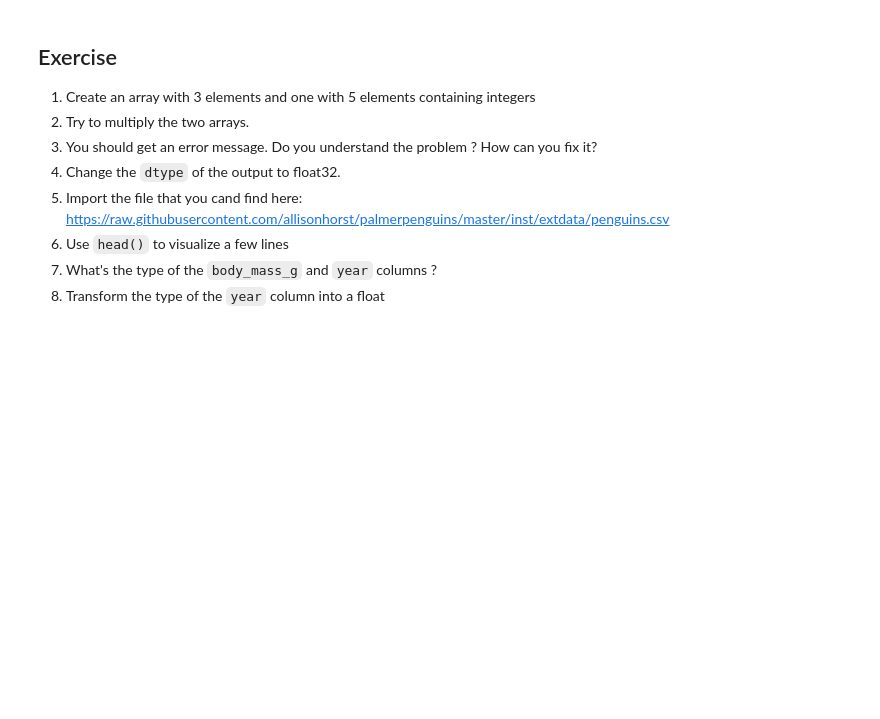
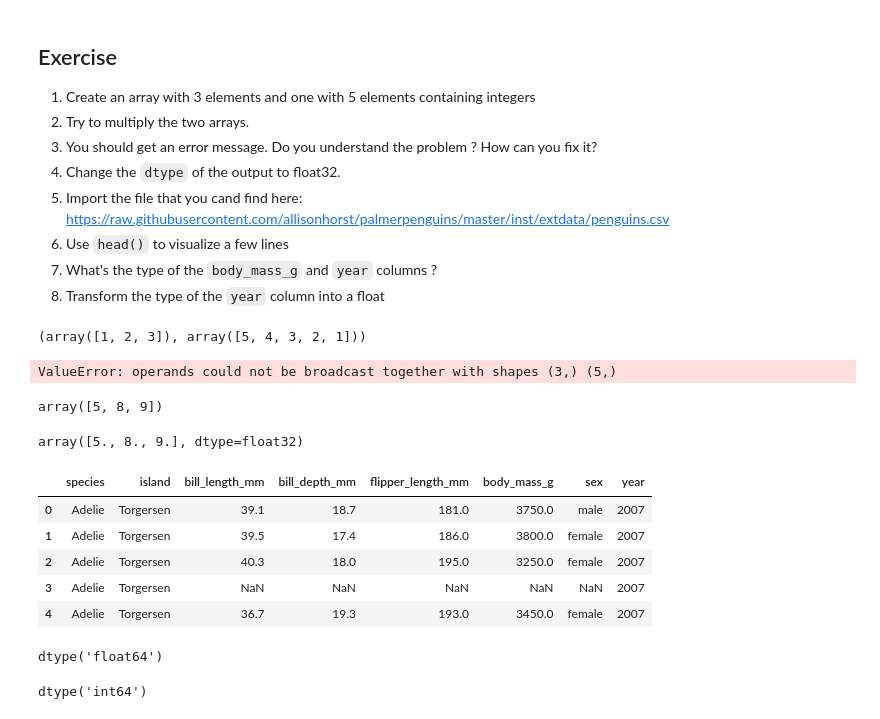
Before and after one commit to orsli/Data-Science-Fundamentals, a Jupyter notebook: 05_Numpy_arrays.ipynb, the cells around one changed output. Drawn from its saved outputs; the diff is of its cells as text; code cells hidden in the pictures; blank space fills up the shorter version.

````diff
--- a/05_Numpy_arrays.ipynb
+++ b/05_Numpy_arrays.ipynb
@@ -149,3 +217,66 @@
 6. Use ```head()``` to visualize a few lines
 7. What's the type of the ```body_mass_g``` and ```year``` columns ?
 8. Transform the type of the ```year``` column into a float
+# %%
+# 1.
+
+import numpy as np
+
+one = np.array([1, 2, 3])
+two = np.array([5, 4, 3, 2, 1])
+
+one, two
+# %% [output]
+(array([1, 2, 3]), array([5, 4, 3, 2, 1]))
+# %%
+# 2.
+
+one_two = one * two
+one_two
+# %% [output]
+ValueError: operands could not be broadcast together with shapes (3,) (5,)
+# %%
+# 3. Yes, I understand. The problem is that the two array do not have the same shape.
+
+two = np.array([5, 4, 3])
+two
+
+one_two = one * two
+one_two
+# %% [output]
+array([5, 8, 9])
+# %%
+# 4.
+
+one_two_float = one_two.astype(np.float32)
+one_two_float
+# %% [output]
+array([5., 8., 9.], dtype=float32)
+# %%
+# 5.
+import pandas as pd
+
+penguins = pd.read_csv('https://raw.githubusercontent.com/allisonhorst/palmerpenguins/master/inst/extdata/penguins.csv')
+# %%
+# 6.
+
+penguins.head()
+# %% [output]
+|  | species | island | bill_length_mm | bill_depth_mm | flipper_length_mm | body_mass_g | sex | year |
+| 0 | Adelie | Torgersen | 39.1 | 18.7 | 181.0 | 3750.0 | male | 2007 |
+| 1 | Adelie | Torgersen | 39.5 | 17.4 | 186.0 | 3800.0 | female | 2007 |
+| 2 | Adelie | Torgersen | 40.3 | 18.0 | 195.0 | 3250.0 | female | 2007 |
+| 3 | Adelie | Torgersen | NaN | NaN | NaN | NaN | NaN | 2007 |
+| 4 | Adelie | Torgersen | 36.7 | 19.3 | 193.0 | 3450.0 | female | 2007 |
+# %%
+# 7.1
+
+penguins['body_mass_g'].dtype
+# %% [output]
+dtype('float64')
+# %%
+# 7.2
+
+penguins['year'].dtype
+# %% [output]
+dtype('int64')
````
Also changed, not shown: parts of 34 cells of this notebook.
